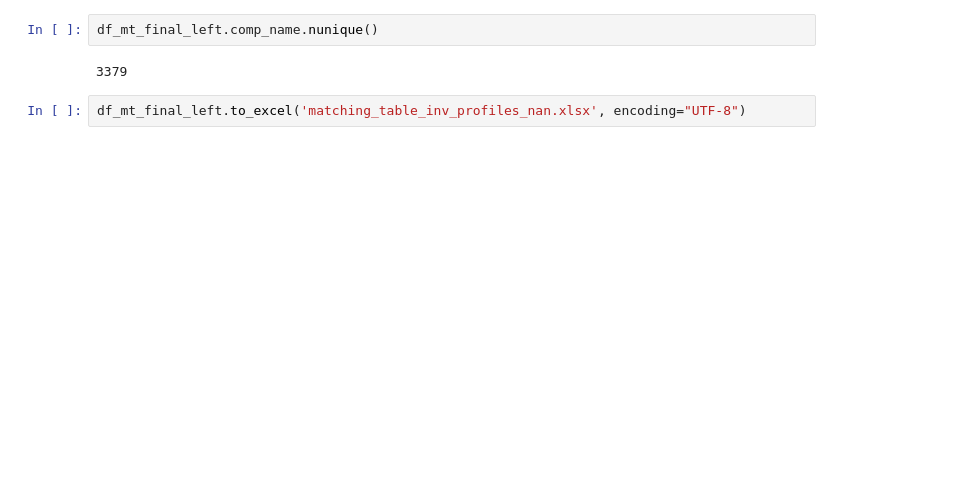
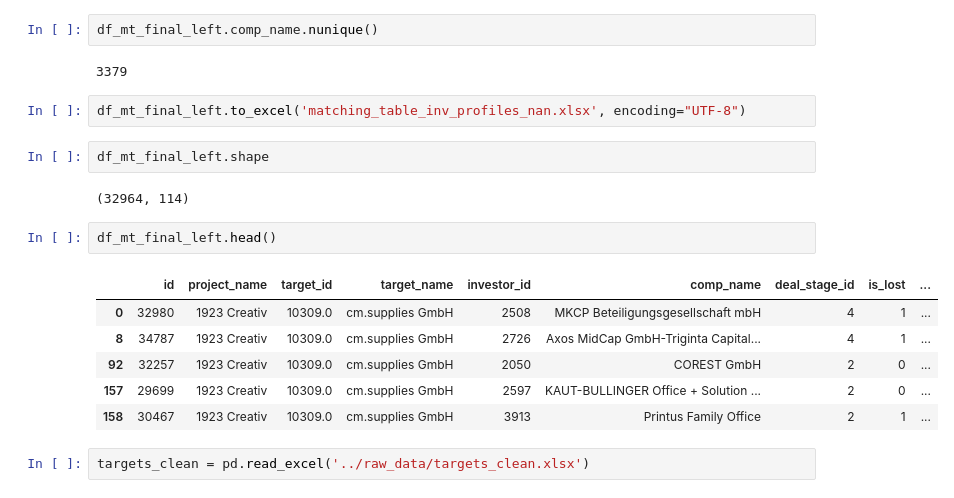
Before and after one commit to michabrz/DealMatch, a Jupyter notebook: notebooks/matching_table.ipynb, the cells around one changed output. Saved outputs shown, nothing was run; the diff lists cells and outputs as text; blank space fills up the shorter version.

```diff
--- a/notebooks/matching_table.ipynb
+++ b/notebooks/matching_table.ipynb
@@ -167,3 +167,18 @@ df_mt_final_left.comp_name.nunique()
 3379
 # %%
 df_mt_final_left.to_excel('matching_table_inv_profiles_nan.xlsx', encoding="UTF-8")
+# %%
+df_mt_final_left.shape
+# %% [output]
+(32964, 114)
+# %%
+df_mt_final_left.head()
+# %% [output]
+|  | id | project_name | target_id | target_name | investor_id | comp_name | deal_stage_id | is_lost | ... |
+| 0 | 32980 | 1923 Creativ | 10309.0 | cm.supplies GmbH | 2508 | MKCP Beteiligungsgesellschaft mbH | 4 | 1 | ... |
+| 8 | 34787 | 1923 Creativ | 10309.0 | cm.supplies GmbH | 2726 | Axos MidCap GmbH-Triginta Capital... | 4 | 1 | ... |
+| 92 | 32257 | 1923 Creativ | 10309.0 | cm.supplies GmbH | 2050 | COREST GmbH | 2 | 0 | ... |
+| 157 | 29699 | 1923 Creativ | 10309.0 | cm.supplies GmbH | 2597 | KAUT-BULLINGER Office + Solution ... | 2 | 0 | ... |
+| 158 | 30467 | 1923 Creativ | 10309.0 | cm.supplies GmbH | 3913 | Printus Family Office | 2 | 1 | ... |
+# %%
+targets_clean = pd.read_excel('../raw_data/targets_clean.xlsx')
```
Also changed, not shown: parts of 10 cells of this notebook, 3 other files.
